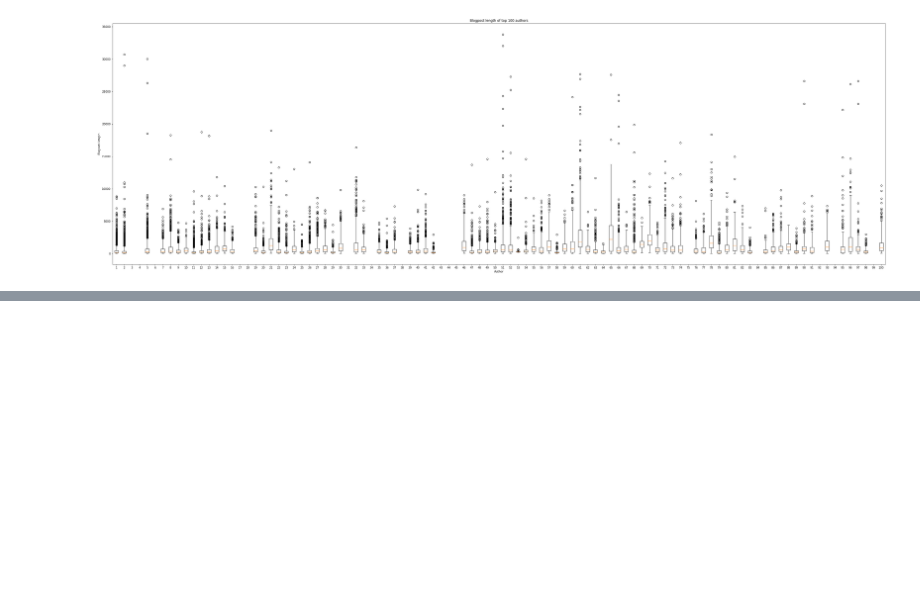
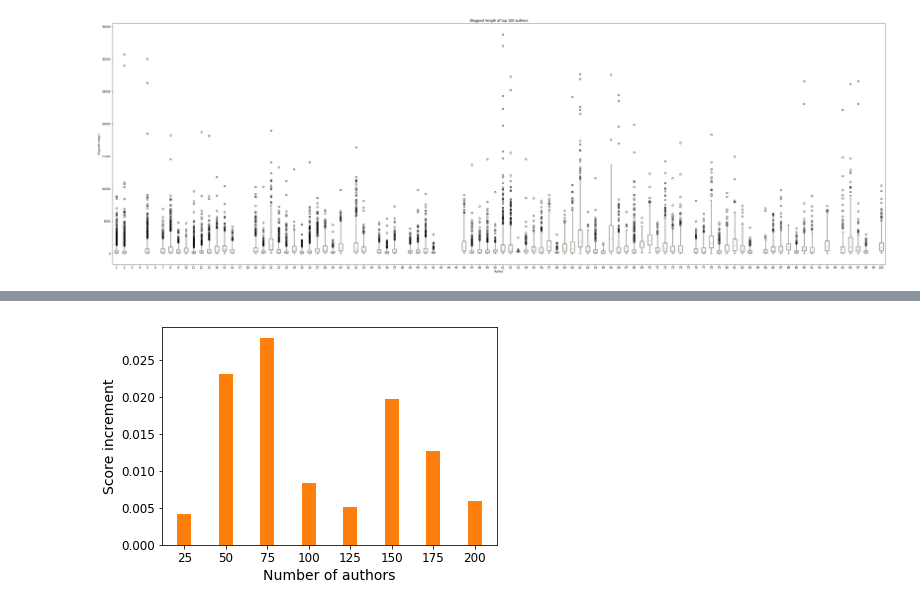
Before and after one commit to lnkuiper/txmm-project, a Jupyter notebook: notebooks/data-analysis.ipynb, the cells around one changed output, grey strips where cells are left out. Saved outputs shown, nothing was run; the diff lists cells and outputs as text; code cells hidden in the pictures; blank space fills up the shorter version.

```diff
--- a/notebooks/data-analysis.ipynb
+++ b/notebooks/data-analysis.ipynb
@@ -98,0 +177,11 @@ df_filt.to_csv('../data/blogtext_selection_noduplicates.csv',index=False)
+# %%
+indices = range(dps)
+plt.bar(indices, np.array(xgb_test_scores[:dps]) - np.array(test_f1s[:dps]), width, color='tab:orange')
+plt.xlabel('Number of authors', fontsize=14)
+plt.ylabel('Score increment', fontsize=14)
+plt.xticks(indices, [25*(i+1) for i in range(dps)], fontsize=12)
+plt.yticks(fontsize=12)
+plt.savefig('score_incr.eps', format='eps', bbox_inches='tight')
+plt.show()
+# %% [output]
+[figure, added]
```
Also changed, not shown: parts of 8 cells of this notebook, 7 other files.
